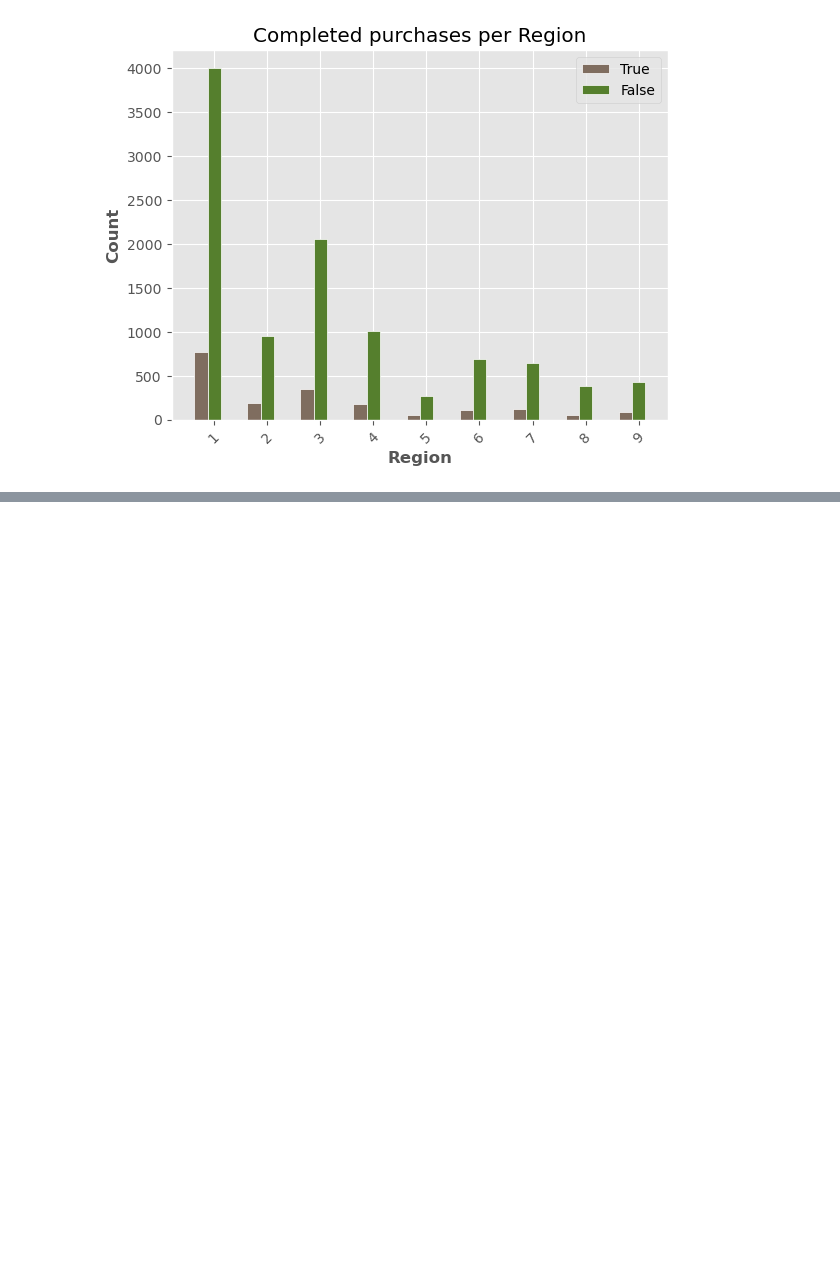
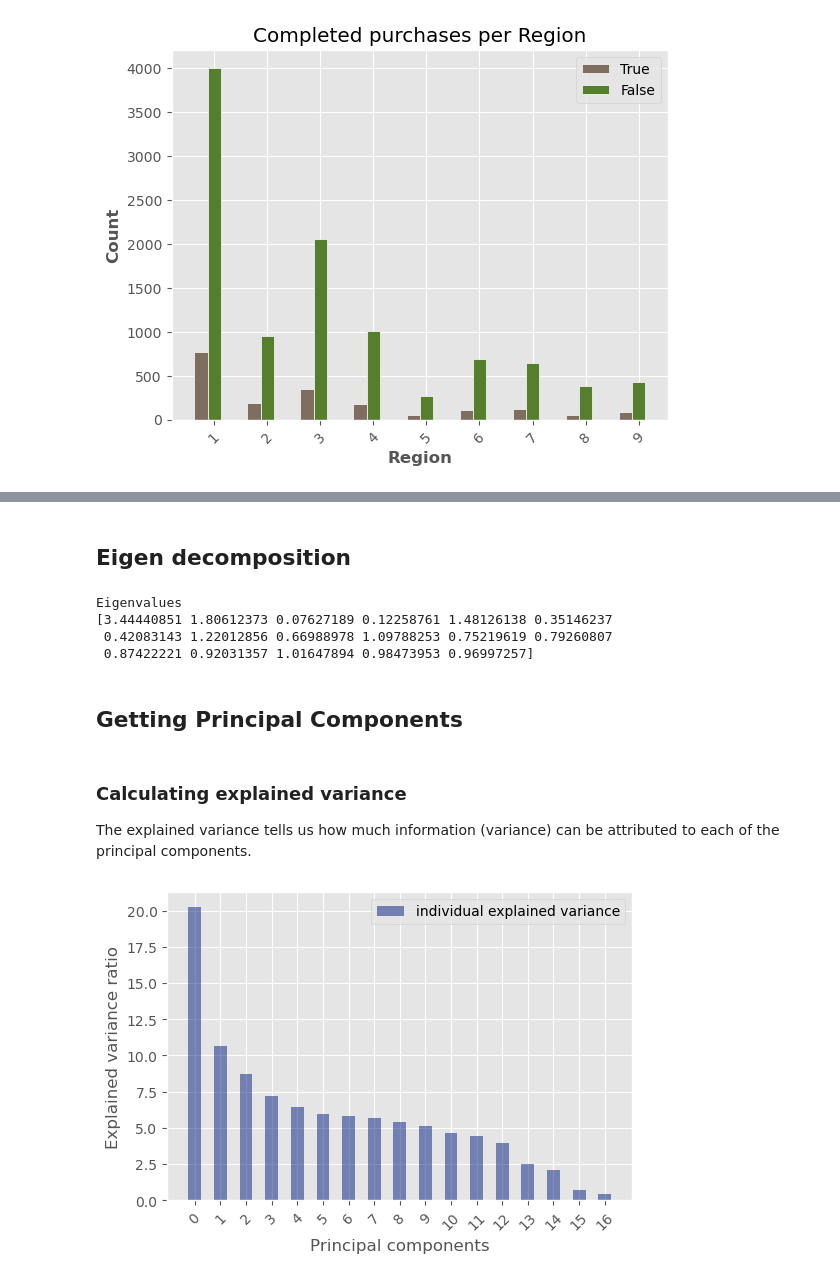
Before and after one commit to isaac-co/online-shopper-intention, a Jupyter notebook: shopper-intention.ipynb, the cells around one changed output, grey strips where cells are left out. Saved outputs shown, nothing was run; the diff lists cells and outputs as text; code cells hidden in the pictures; blank space fills up the shorter version.

```diff
--- a/shopper-intention.ipynb
+++ b/shopper-intention.ipynb
@@ -244,0 +323,14 @@ plt.show()
+# %% [markdown]
+## Eigen decomposition
+# %%
+eig_vals, eig_vecs = np.linalg.eig(cov_mat)
+
+# print(f'Eigenvectors \n{eig_vecs}')
+print(f'\nEigenvalues \n{eig_vals}')
+# %% [output]
+Eigenvalues
+[3.44440851 1.80612373 0.07627189 0.12258761 1.48126138 0.35146237
+ 0.42083143 1.22012856 0.66988978 1.09788253 0.75219619 0.79260807
+ 0.87422221 0.92031357 1.01647894 0.98473953 0.96997257]
+# %% [markdown]
+## Getting Principal Components
@@ -244,0 +343,20 @@ plt.show()
+# %% [markdown]
+### Calculating explained variance
+
+The explained variance tells us how much information (variance) can be attributed to each of the principal components.
+# %%
+tot = sum(eig_vals)
+var_exp = [(i / tot)*100 for i in sorted(eig_vals, reverse=True)]
+# %%
+with plt.style.context('seaborn-dark-palette'):
+    r = range(len(eig_vals))
+    plt.figure(figsize=(6, 4))
+    barWidth = 0.5
+    plt.bar(r, var_exp, alpha=0.5, align='center',
+            label='individual explained variance', width=barWidth)
+    plt.ylabel('Explained variance ratio')
+    plt.xlabel('Principal components')
+    plt.legend(loc='best')
+    plt.xticks(r, rotation = 45)
+# %% [output]
+[figure, added]
```
Also changed, not shown: parts of 24 cells of this notebook.
